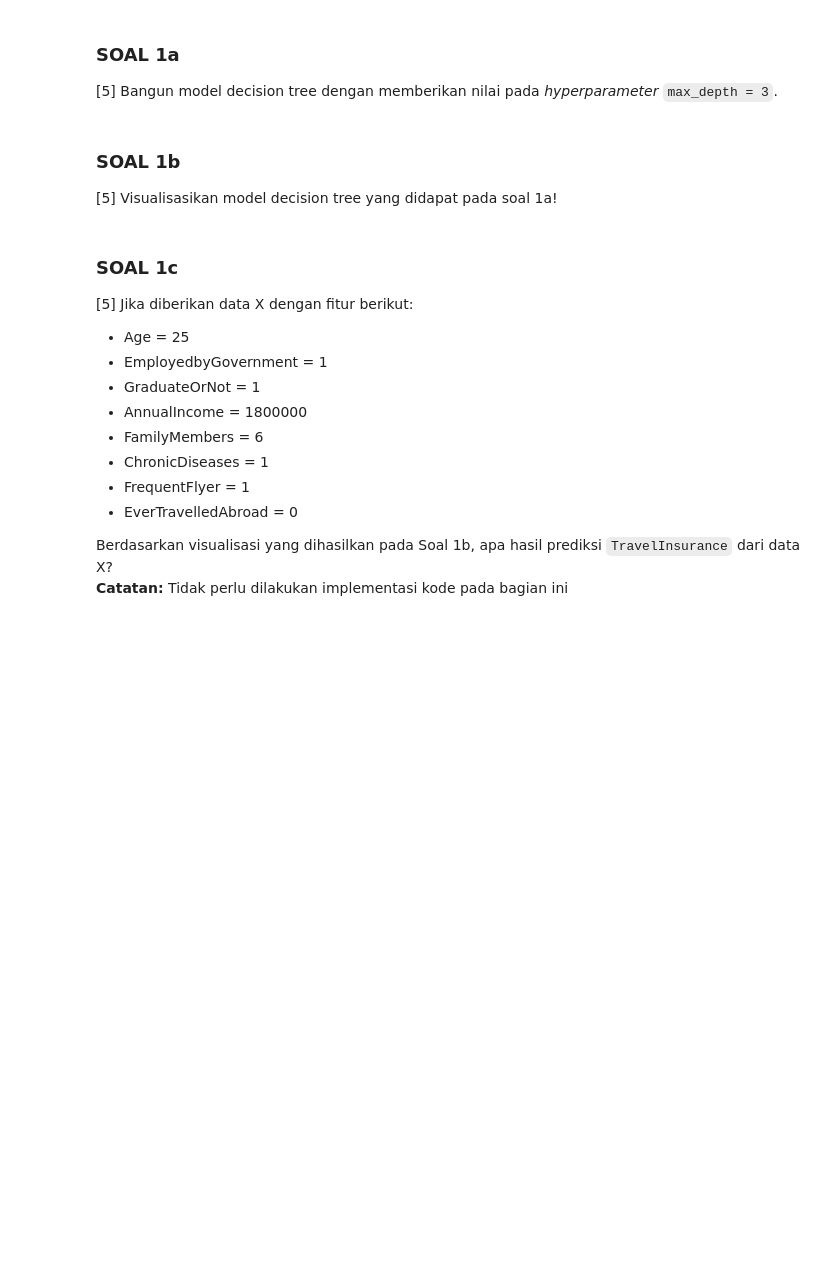
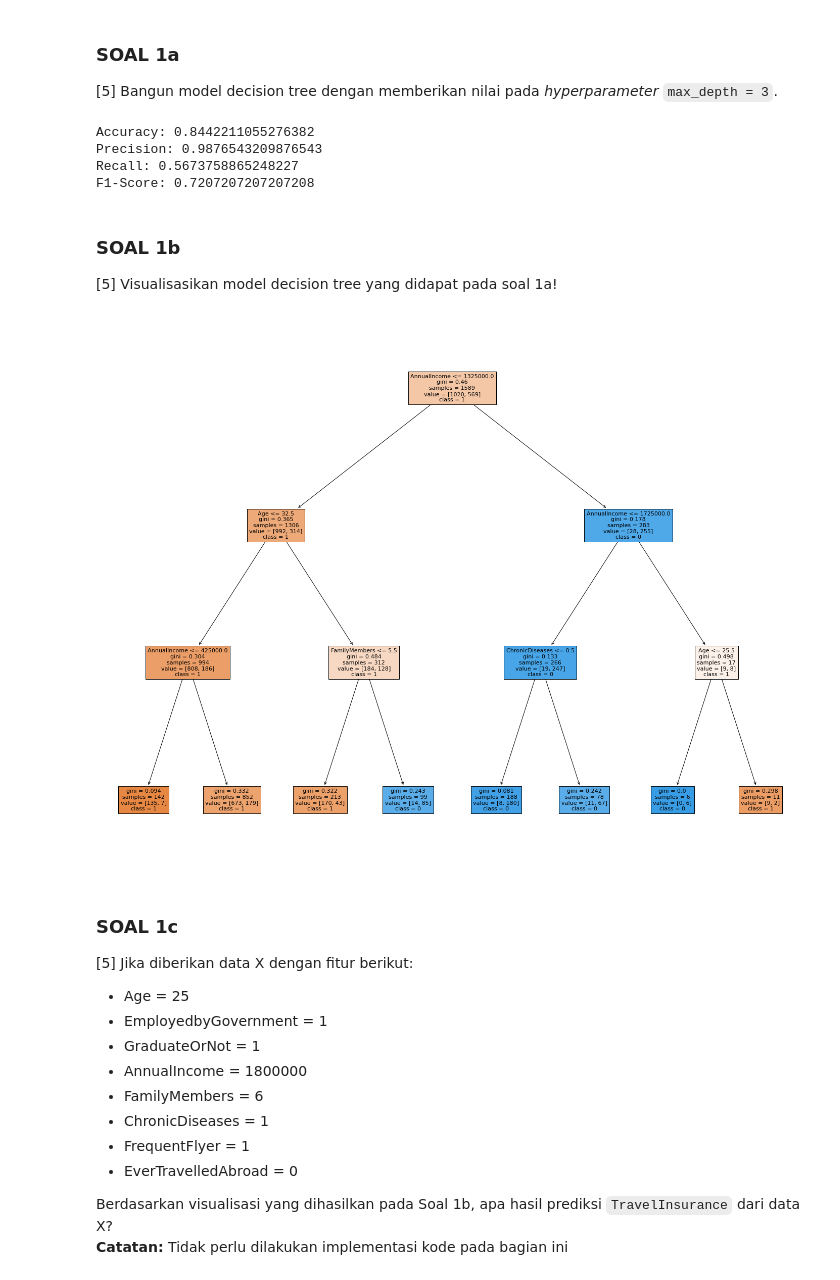
Before and after one commit to faisaladisoe/kasdd-lab, a Jupyter notebook: Lab 4/Lab 4.ipynb, the cells around one changed output. Cells and saved outputs as stored; diff of their text form; code cells hidden in the pictures; blank space fills up the shorter version.

```diff
--- a/Lab 4/Lab 4.ipynb
+++ b/Lab 4/Lab 4.ipynb
@@ -321,3 +322,22 @@ Implementasikan sebuah model Decision Tree untuk melakukan suatu task klasifikas
+# %%
+# Implementasi code di sini
+from sklearn.tree import DecisionTreeClassifier
+from sklearn.metrics import accuracy_score, precision_score, recall_score, f1_score
+
+decision_tree_depth_3 = DecisionTreeClassifier(max_depth = 3)
+decision_tree_depth_3.fit(data_train, label_train)
+
+predicted_data_depth_3 = decision_tree_depth_3.predict(data_test)
+
+print("Accuracy:", accuracy_score(label_test, predicted_data_depth_3))
+print("Precision:", precision_score(label_test, predicted_data_depth_3))
+print("Recall:", recall_score(label_test, predicted_data_depth_3))
+print("F1-Score:", f1_score(label_test, predicted_data_depth_3))
+# %% [output]
+Accuracy: 0.8442211055276382
+Precision: 0.9876543209876543
+Recall: 0.5673758865248227
+F1-Score: 0.7207207207207208
 # %% [markdown]
 ### SOAL 1b
 [5]  Visualisasikan model decision tree yang didapat pada soal 1a!
@@ -326,3 +344,17 @@ Implementasikan sebuah model Decision Tree untuk melakukan suatu task klasifikas
+# %%
+# Implementasi code di sini
+from sklearn import datasets
+from sklearn.tree import plot_tree
+from sklearn.tree import DecisionTreeClassifier
+import matplotlib.pyplot as plt
+
+data_features = list(data_train.columns)
+data_labels = [str(label) for label in list(label_train['TravelInsurance'].unique())]
+
+fig = plt.figure(figsize = (25, 20))
+_ = plot_tree(decision_tree_depth_3, feature_names = data_features, class_names = data_labels, filled = True)
+# %% [output]
+[figure, added]
 # %% [markdown]
 ### SOAL 1c
 
```
Also changed, not shown: parts of 10 cells of this notebook.
